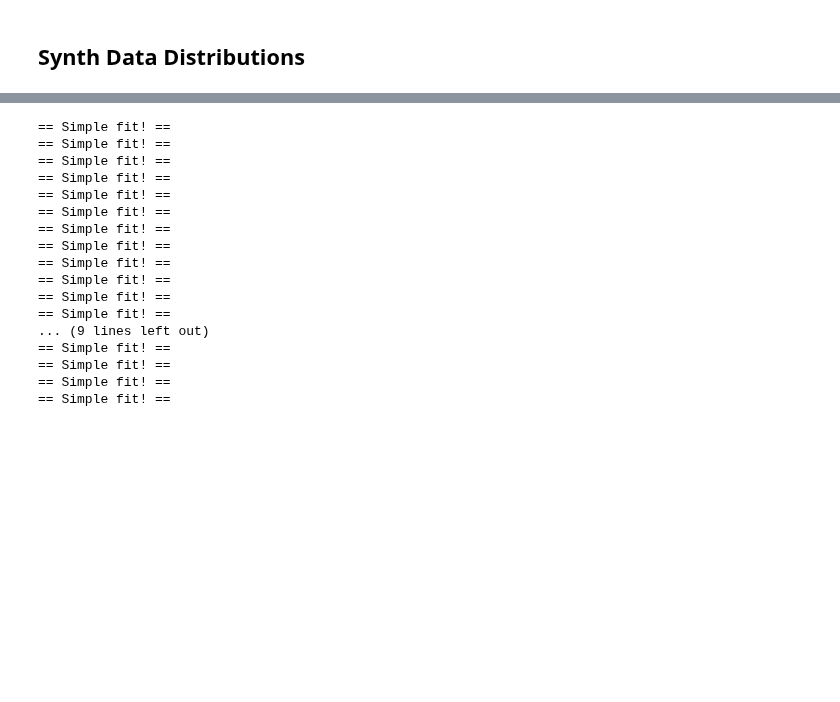
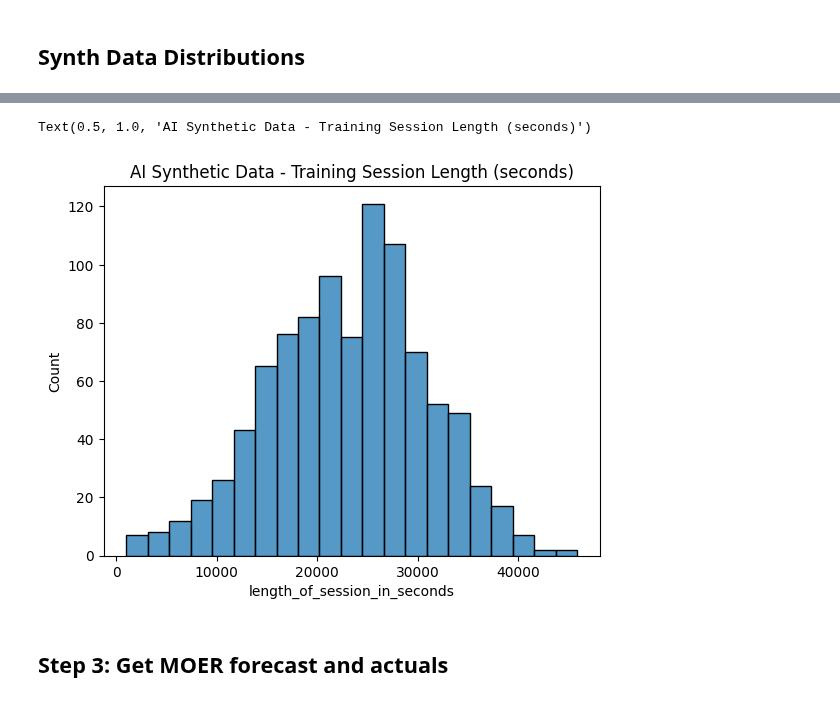
Before and after one commit to WattTime/watttime-python-client, a Jupyter notebook: evaluation/synthetic_data_creation/how_to_generate_synthetic_data.ipynb, the cells around one changed output, grey strips where cells are left out. Cells and saved outputs as stored; diff of their text form; code cells hidden in the pictures; blank space fills up the shorter version.

```diff
--- a/evaluation/synthetic_data_creation/how_to_generate_synthetic_data.ipynb
+++ b/evaluation/synthetic_data_creation/how_to_generate_synthetic_data.ipynb
@@ -46,3 +73,11 @@ kwargs = {
+# %%
+# criteria
+ai_kwargs = {
+    "power_output_max_rates": [240,310,400], # assuming a bare metal usecase, k8s or vm rescale to vCPU
+    "start_hour": "00:00:00",  # earliest session can start
+    "end_hour": "23:59:00",  # latest session can start
+    "user_charge_tolerance":1.0 # job must run to completion
+}
 # %% [markdown]
 ## Step 3: Generate dataframe for x # of synthetic users
 - synthetic user = user behavior + device characteristics
@@ -56,0 +89,5 @@ dfs.shape
+# %%
+# generating data for 5 AI models
+df_ai = evu.execute_synth_data_process(
+    distinct_date_list=distinct_date_list, number_of_users=5, **ai_kwargs
+)
@@ -78,2 +123,11 @@ Text(0.5, 1.0, 'power_output_rate')
+# %%
+sns.histplot(df_ai["length_of_session_in_seconds"]).set_title(
+    "AI Synthetic Data - Training Session Length (seconds)"
+)
+# %% [output]
+Text(0.5, 1.0, 'AI Synthetic Data - Training Session Length (seconds)')
+[figure, added]
+# %% [markdown]
+## Step 3: Get MOER forecast and actuals
 # %%
 # taking a subset of data - this takes a while to run
@@ -99,41 +135,0 @@ get_total_emissions_lambda = lambda x: x["emissions_co2e_lb"].sum()
-# %%
-synth_data["optimizer_ideal_simple"] = synth_data.apply(
-    lambda x: evu.get_schedule_and_cost_api(
-        usage_power_kw=x.power_output_rate,
-        time_needed=int(
-            math.ceil(
-                min(x.total_seconds_to_95, x.length_of_session_in_seconds) / 300.0
-            )
-            * 5
-        ),
-        total_time_horizon=math.ceil(x.total_intervals_plugged_in),
-        moer_data=x.moer_data_actual,
-        optimization_method="simple",
-    ),
-    axis=1,
-)
-
-synth_data["simple_ideal_charging_schedule"] = synth_data[
-    "optimizer_ideal_simple"
-].apply(get_charging_schedule_lambda)
-synth_data["simple_ideal_emissions"] = synth_data["optimizer_ideal_simple"].apply(
-    get_total_emissions_lambda
-)
-# %% [output]
-== Simple fit! ==
-== Simple fit! ==
-== Simple fit! ==
-== Simple fit! ==
-== Simple fit! ==
-== Simple fit! ==
-== Simple fit! ==
-== Simple fit! ==
-== Simple fit! ==
-== Simple fit! ==
-== Simple fit! ==
-== Simple fit! ==
-... (9 lines left out)
-== Simple fit! ==
-== Simple fit! ==
-== Simple fit! ==
-== Simple fit! ==
```
Also changed, not shown: parts of 42 cells of this notebook, 6 other files.
